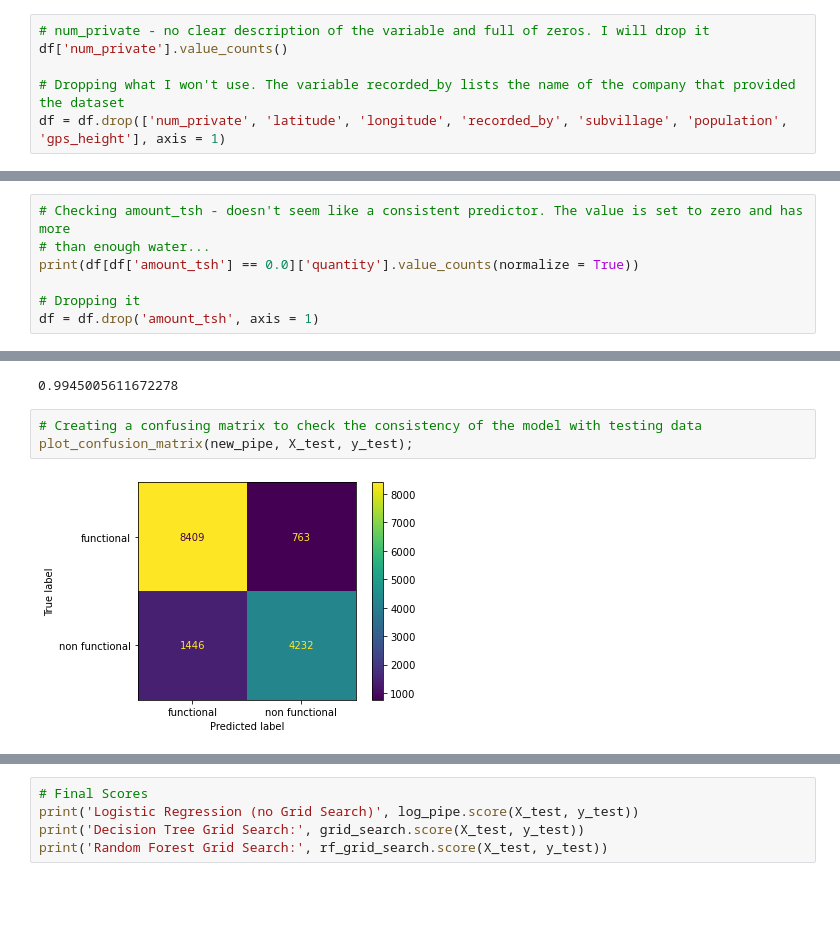
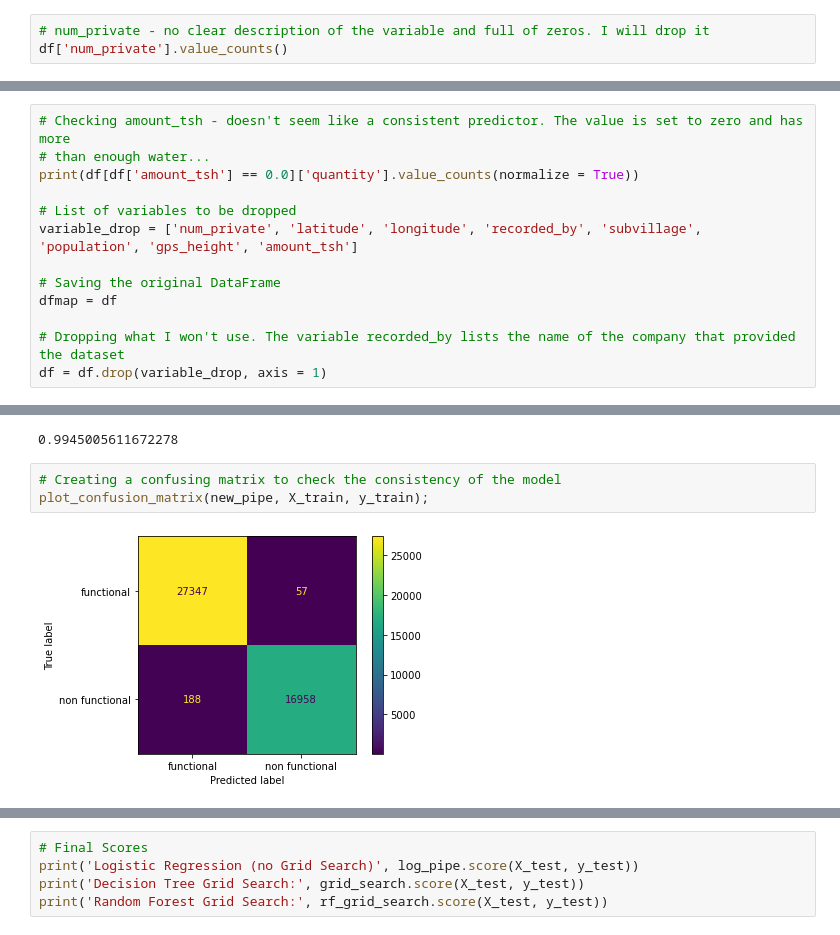
Before and after one commit to ovilar/phase_3-project, a Jupyter notebook: index.ipynb, the cells around one changed output, grey strips where cells are left out. Saved outputs shown, nothing was run; the diff lists cells and outputs as text; blank space fills up the shorter version.

```diff
--- a/index.ipynb
+++ b/index.ipynb
@@ -425,6 +454,3 @@ Length: 130, dtype: int64
 # %%
 # num_private - no clear description of the variable and full of zeros. I will drop it
 df['num_private'].value_counts()
-
-# Dropping what I won't use. The variable recorded_by lists the name of the company that provided the dataset
-df = df.drop(['num_private', 'latitude', 'longitude', 'recorded_by', 'subvillage', 'population', 'gps_height'], axis = 1)
@@ -467,8 +506,14 @@ df[['quantity', 'amount_tsh']]
 # than enough water...
 print(df[df['amount_tsh'] == 0.0]['quantity'].value_counts(normalize = True))
 
-# Dropping it
-df = df.drop('amount_tsh', axis = 1)
+# List of variables to be dropped
+variable_drop = ['num_private', 'latitude', 'longitude', 'recorded_by', 'subvillage', 'population', 'gps_height', 'amount_tsh']
+
+# Saving the original DataFrame
+dfmap = df
+
+# Dropping what I won't use. The variable recorded_by lists the name of the company that provided the dataset
+df = df.drop(variable_drop, axis = 1)
 # %% [output]
 enough          0.506809
 insufficient    0.262110
@@ -602,7 +677,7 @@ new_pipe.score(X_train, y_train)
 # %% [output]
 0.9945005611672278
 # %%
-# Creating a confusing matrix to check the consistency of the model with testing data
-plot_confusion_matrix(new_pipe, X_test, y_test);
+# Creating a confusing matrix to check the consistency of the model
+plot_confusion_matrix(new_pipe, X_train, y_train);
 # %% [output]
-[figure, old version]
+[figure, new version]
```
Also changed, not shown: parts of 17 cells of this notebook, 2 other files.
